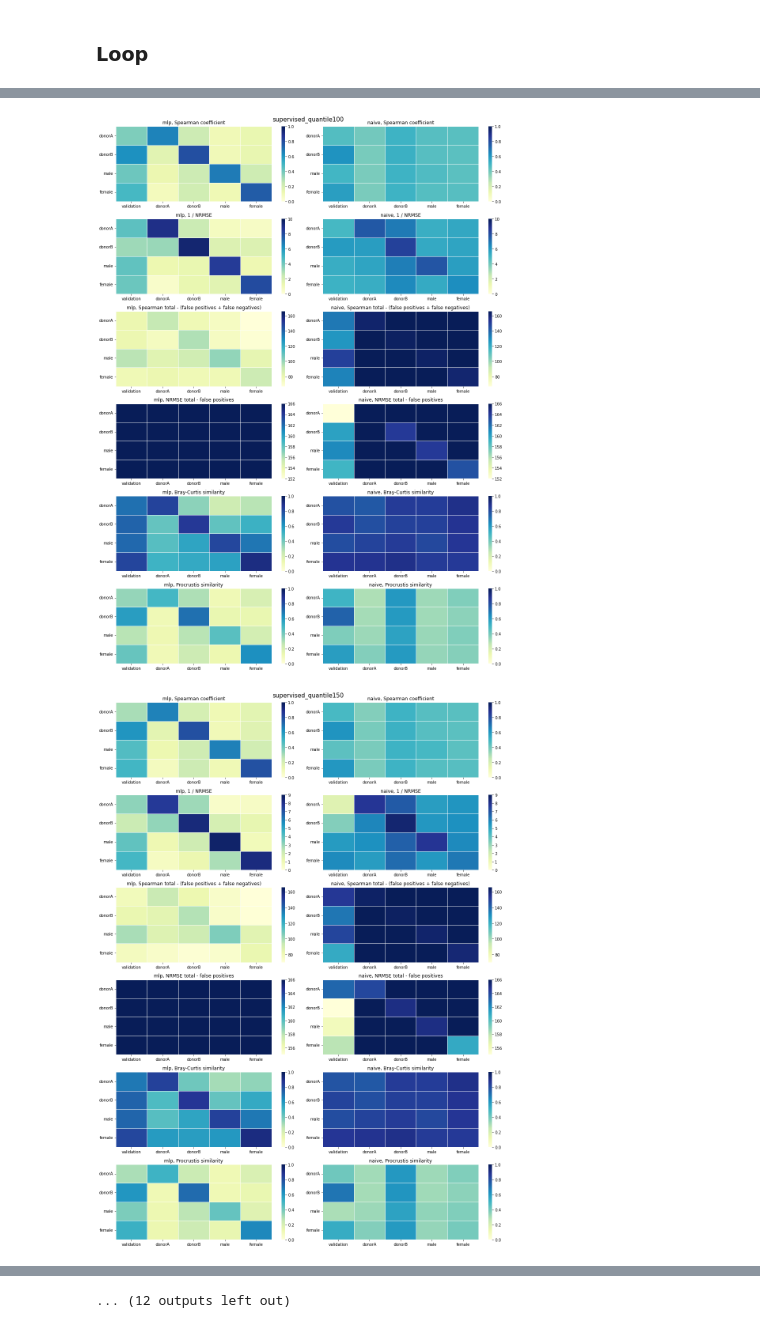
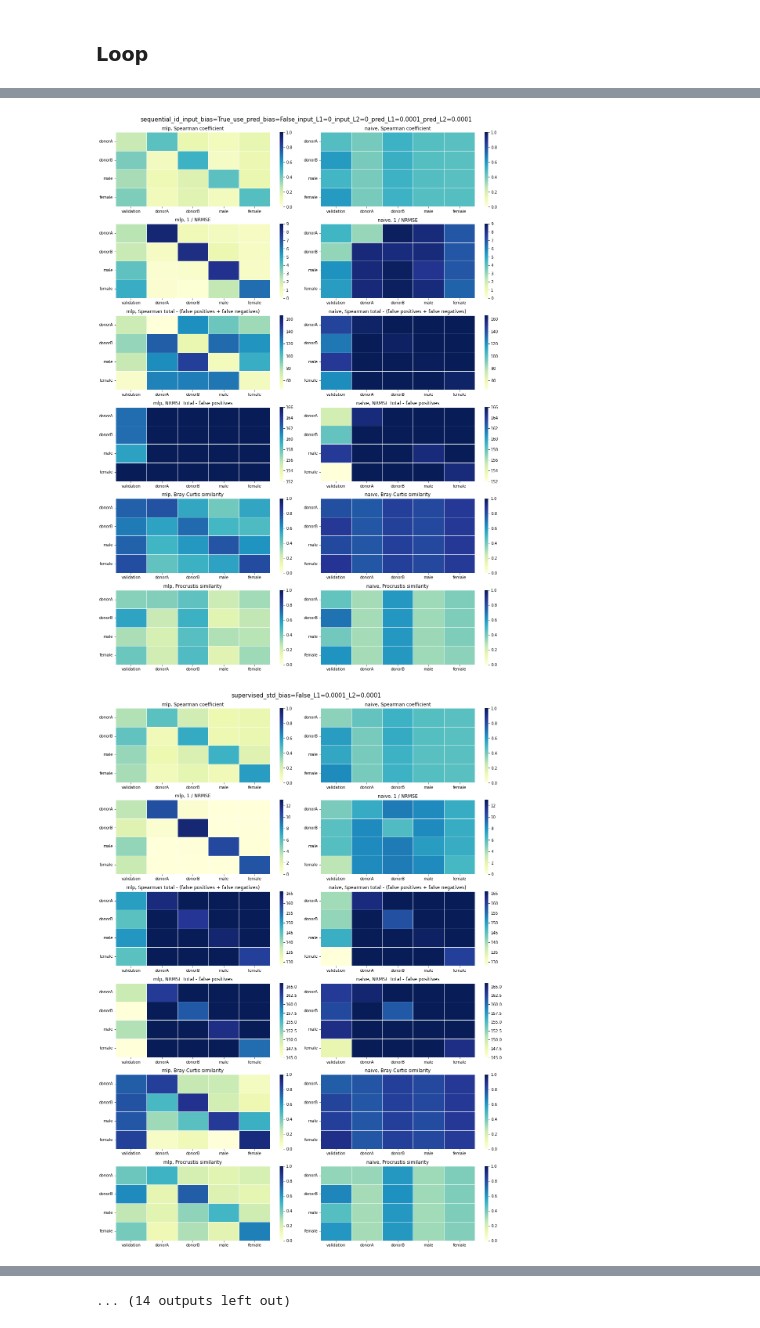
Before and after one commit to zuzannakarwowska/microbiome_interactions_project, a Jupyter notebook: notebooks/visualize_results.ipynb, the cells around one changed output, grey strips where cells are left out. Cells and saved outputs as stored; diff of their text form; code cells hidden in the pictures.

Commit message:
Visualization updated

```diff
--- a/notebooks/visualize_results.ipynb
+++ b/notebooks/visualize_results.ipynb
@@ -18,6 +19,10 @@ if MODULE_PATH not in sys.path:
     sys.path.append(MODULE_PATH)
 # %%
 from pipelines.baseline_config import DATA_PATH, MAIN_PATH, DATASETS, SCALERS
+# %%
+# TODO: hack
+# MAIN_PATH = MAIN_PATH.parents[0] / 'baseline_scalers'
+MAIN_PATH = MAIN_PATH.parents[0] / 'baseline_bias_reg'
 # %%
 MODELS = ['mlp', 'naive']  # baseline models
 INPUT_TYPES = ['supervised', 'sequential']
@@ -132,32 +170,35 @@ plt.show()
 # %% [markdown]
 ### Loop
 # %%
-for input_type in INPUT_TYPES:
-    for scaler in SCALERS:
-        name = f"{input_type}_{scaler}"
-        plt.figure(figsize=(15,20))
-        for i, (k, v) in enumerate(plot_params.items()):
-            plt.subplot(len(plot_params), 2, 2*i+1)
-            # NRMSE mean / NaNs can be very different
-            merged = np.concatenate([arrays[k][f'mlp_{name}'], arrays[k][f'naive_{name}']])
-            if v['vmax'] == 'computed':
-                vmax = np.ceil(np.max(merged))
-            else:
-                vmax = v['vmax']
-            # NRMSE NaNs can be very different
-            if v['vmin'] == 'computed':
-                vmin = np.min(merged)
-            else:
-                vmin = v['vmin']
-            ax = sns.heatmap(arrays[k][f'mlp_{name}'], vmin=vmin, vmax=vmax, **kwargs)
-            ax.tick_params(axis='y', rotation=0)
-            ax.set_title(f'mlp, {v["label"]}')
-            plt.subplot(len(plot_params), 2, 2*i+2)
-            ax = sns.heatmap(arrays[k][f'naive_{name}'], vmin=vmin, vmax=vmax, **kwargs)
-            ax.tick_params(axis='y', rotation=0)
-            ax.set_title(f'naive, {v["label"]}')
-        plt.suptitle(name, fontsize=15)
-        plt.tight_layout()
-        plt.savefig(PLOT_PATH / f"{name}.png", dpi=200, facecolor='white')
-        # plt.show()
+# for input_type in INPUT_TYPES:
+#     for scaler in SCALERS:
+#         name = f"{input_type}_{scaler}"
+names = set("_".join(re.sub('(__).*', '', k).split('_')[1:]) for k in data.keys())
+for count, name in enumerate(names):
+    plt.figure(figsize=(15,20))
+    for i, (k, v) in enumerate(plot_params.items()):
+        plt.subplot(len(plot_params), 2, 2*i+1)
+        # NRMSE mean / NaNs can be very different
+        merged = np.concatenate([arrays[k][f'mlp_{name}'], arrays[k][f'naive_{name}']])
+        if v['vmax'] == 'computed':
+            vmax = np.ceil(np.max(merged))
+        else:
+            vmax = v['vmax']
+        # NRMSE NaNs can be very different
+        if v['vmin'] == 'computed':
+            vmin = np.min(merged)
+        else:
+            vmin = v['vmin']
+        ax = sns.heatmap(arrays[k][f'mlp_{name}'], vmin=vmin, vmax=vmax, **kwargs)
+        ax.tick_params(axis='y', rotation=0)
+        ax.set_title(f'mlp, {v["label"]}')
+        plt.subplot(len(plot_params), 2, 2*i+2)
+        ax = sns.heatmap(arrays[k][f'naive_{name}'], vmin=vmin, vmax=vmax, **kwargs)
+        ax.tick_params(axis='y', rotation=0)
+        ax.set_title(f'naive, {v["label"]}')
+    plt.suptitle(name, fontsize=15, y=0.99)
+    plt.tight_layout()
+    plt.savefig(PLOT_PATH / f"{name}.png", dpi=200, facecolor='white')
+    print(f"Done: {count+1} / {len(names)}", end='\r')
+    # plt.show()
 # %% [output]
@@ -169,2 +212,2 @@ for input_type in INPUT_TYPES:
-[figure, old version]
+[figure, new version]
-[figure, old version]
+[figure, new version]
@@ -176 +217 @@ for input_type in INPUT_TYPES:
-... (12 outputs left out)
+... (14 outputs left out)
```
Also changed, not shown: parts of 10 cells of this notebook.
